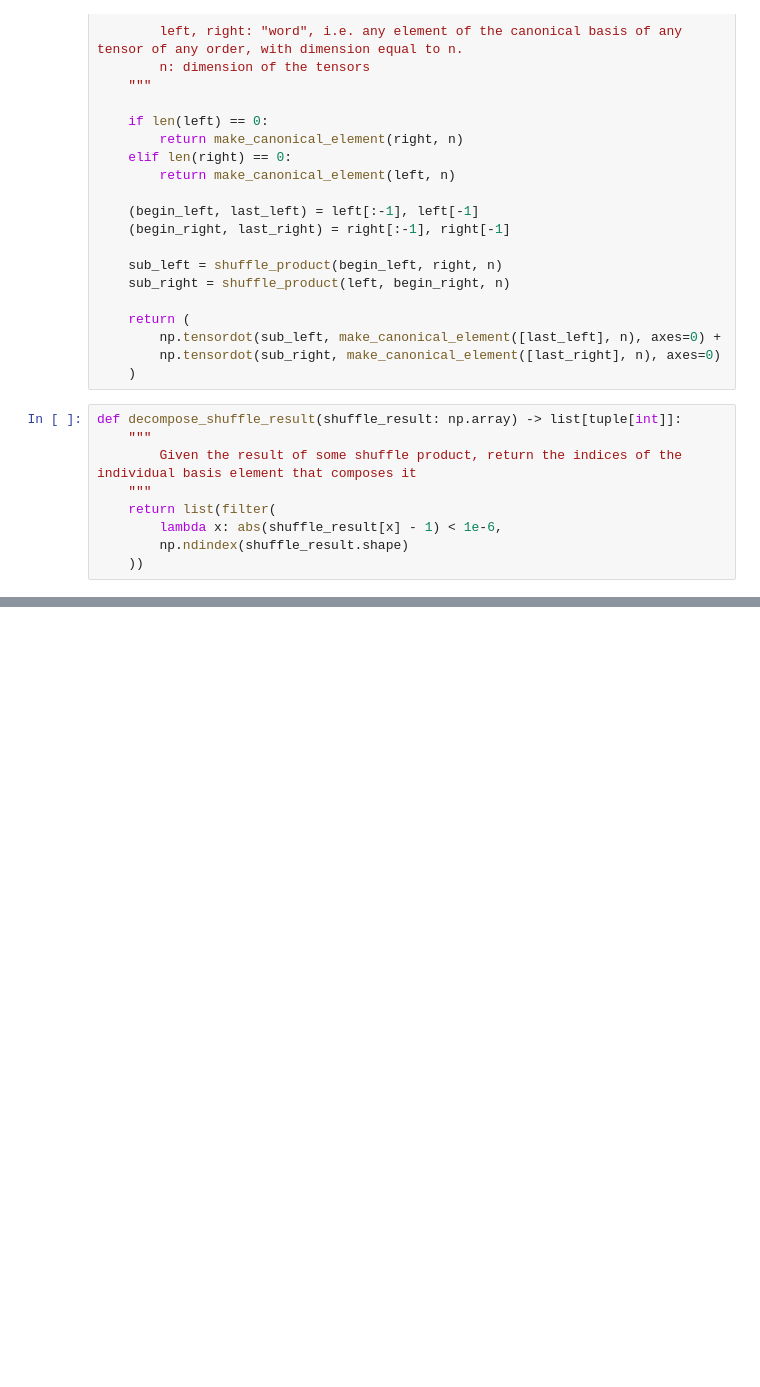
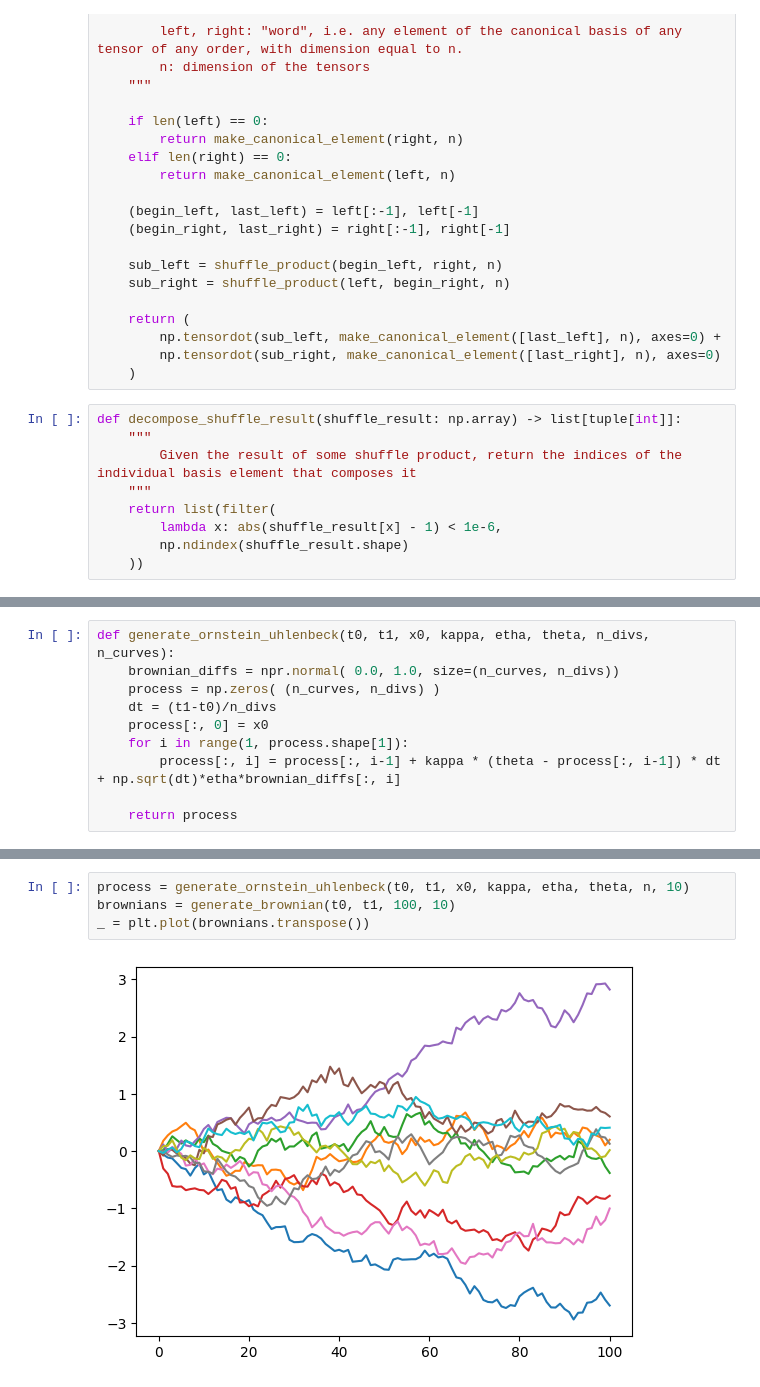
Before and after one commit to Sh3xe/signature-vol-model, a Jupyter notebook: notebook.ipynb, the cells around one changed output, grey strips where cells are left out. Drawn from its saved outputs; the diff is of its cells as text; blank space fills up the shorter version.

```diff
--- a/notebook.ipynb
+++ b/notebook.ipynb
@@ -54,0 +47,10 @@ decompose_shuffle_result(shuffle_result)
+# %%
+def generate_ornstein_uhlenbeck(t0, t1, x0, kappa, etha, theta, n_divs, n_curves):
+	brownian_diffs = npr.normal( 0.0, 1.0, size=(n_curves, n_divs))
+	process = np.zeros( (n_curves, n_divs) )
+	dt = (t1-t0)/n_divs
+	process[:, 0] = x0
+	for i in range(1, process.shape[1]):
+		process[:, i] = process[:, i-1] + kappa * (theta - process[:, i-1]) * dt + np.sqrt(dt)*etha*brownian_diffs[:, i]
+
+	return process
@@ -54,0 +94,6 @@ decompose_shuffle_result(shuffle_result)
+# %%
+process = generate_ornstein_uhlenbeck(t0, t1, x0, kappa, etha, theta, n, 10)
+brownians = generate_brownian(t0, t1, 100, 10)
+_ = plt.plot(brownians.transpose())
+# %% [output]
+[figure, added]
```
Also changed, not shown: parts of 7 cells of this notebook.
